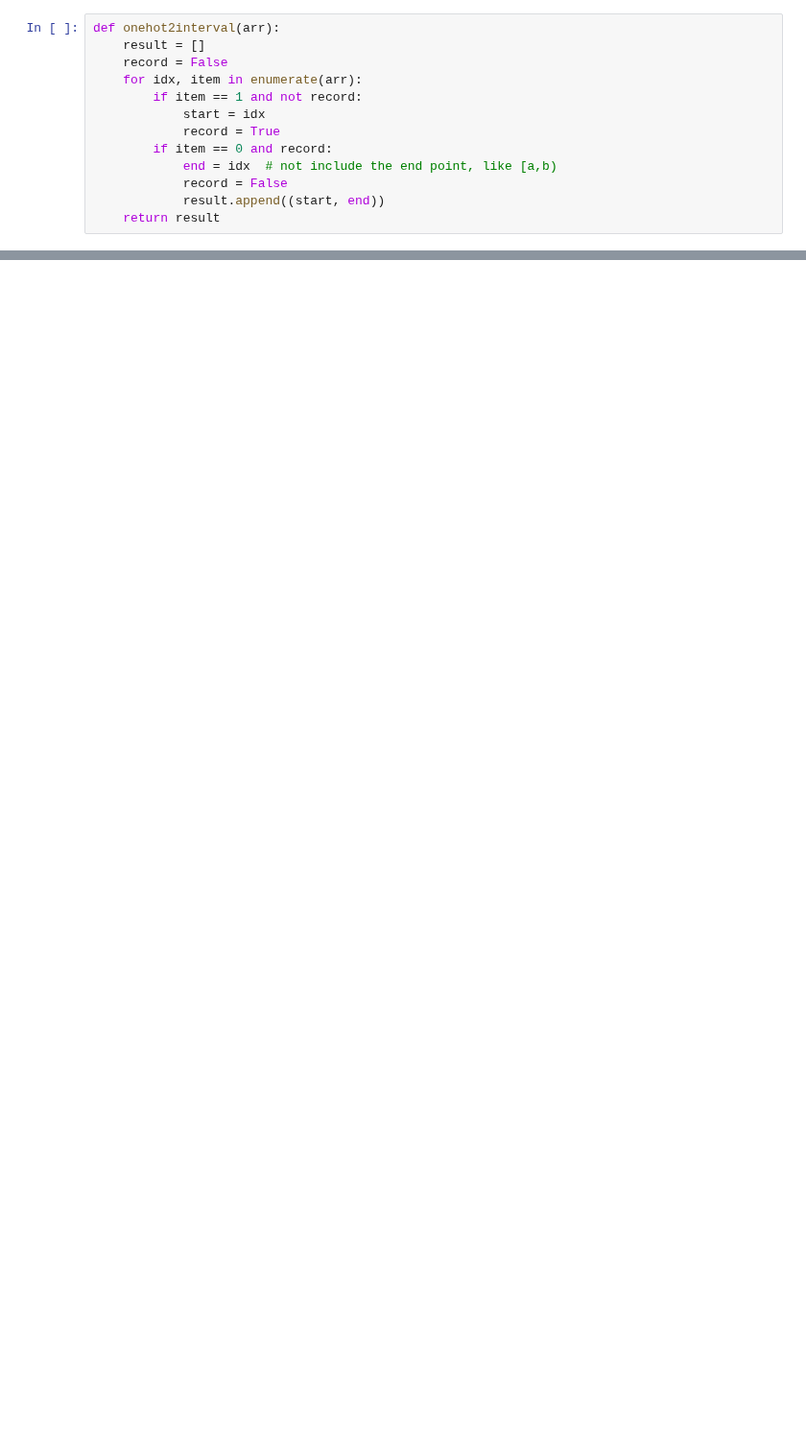
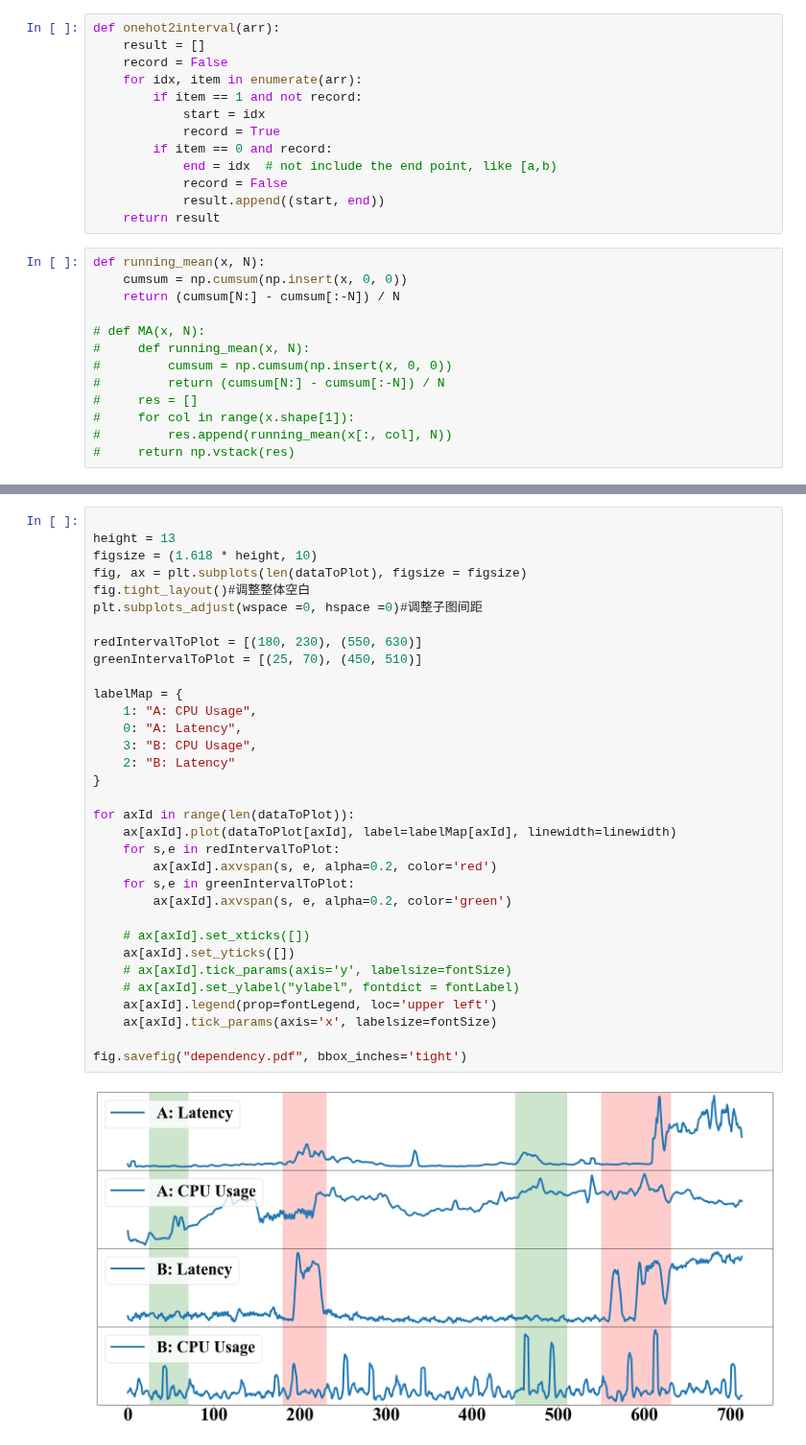
Before and after one commit to JinYang88/TS-anomaly, a Jupyter notebook: notebooks/split_plot.ipynb, the cells around one changed output, grey strips where cells are left out. Shown at 96% size. Saved outputs shown, nothing was run; the diff lists cells and outputs as text; blank space fills up the shorter version.

```diff
--- a/notebooks/split_plot.ipynb
+++ b/notebooks/split_plot.ipynb
@@ -21,4 +23,17 @@ def onehot2interval(arr):
             record = False
             result.append((start, end))
     return result
+# %%
+def running_mean(x, N):
+    cumsum = np.cumsum(np.insert(x, 0, 0))
+    return (cumsum[N:] - cumsum[:-N]) / N
+
+# def MA(x, N):
+#     def running_mean(x, N):
+#         cumsum = np.cumsum(np.insert(x, 0, 0))
+#         return (cumsum[N:] - cumsum[:-N]) / N
+#     res = []
+#     for col in range(x.shape[1]):
+#         res.append(running_mean(x[:, col], N))
+#     return np.vstack(res)
 # %%
@@ -58,0 +125,35 @@ Finish plotting machine-1-1
+# %%
+
+height = 13
+figsize = (1.618 * height, 10)
+fig, ax = plt.subplots(len(dataToPlot), figsize = figsize)
+fig.tight_layout()#调整整体空白
+plt.subplots_adjust(wspace =0, hspace =0)#调整子图间距
+
+redIntervalToPlot = [(180, 230), (550, 630)]
+greenIntervalToPlot = [(25, 70), (450, 510)]
+
+labelMap = {
+    1: "A: CPU Usage",
+    0: "A: Latency",
+    3: "B: CPU Usage",
+    2: "B: Latency"
+}
+
+for axId in range(len(dataToPlot)):
+    ax[axId].plot(dataToPlot[axId], label=labelMap[axId], linewidth=linewidth)
+    for s,e in redIntervalToPlot:
+        ax[axId].axvspan(s, e, alpha=0.2, color='red')
+    for s,e in greenIntervalToPlot:
+        ax[axId].axvspan(s, e, alpha=0.2, color='green')
+
+    # ax[axId].set_xticks([])
+    ax[axId].set_yticks([])
+    # ax[axId].tick_params(axis='y', labelsize=fontSize)
+    # ax[axId].set_ylabel("ylabel", fontdict = fontLabel)
+    ax[axId].legend(prop=fontLegend, loc='upper left')
+    ax[axId].tick_params(axis='x', labelsize=fontSize)
+
+fig.savefig("dependency.pdf", bbox_inches='tight')
+# %% [output]
+[figure, added]
```
Also changed, not shown: parts of 3 cells of this notebook, 6 other files.
